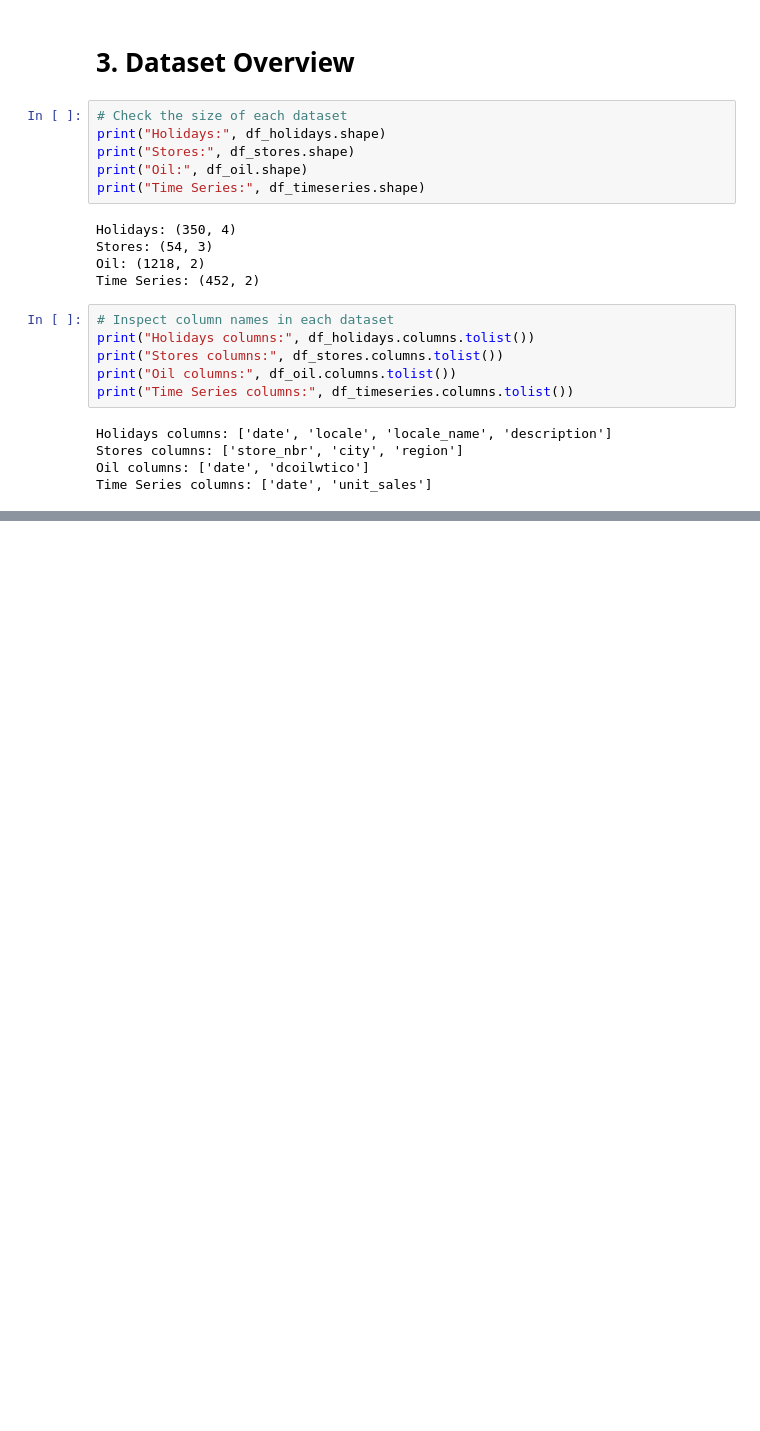
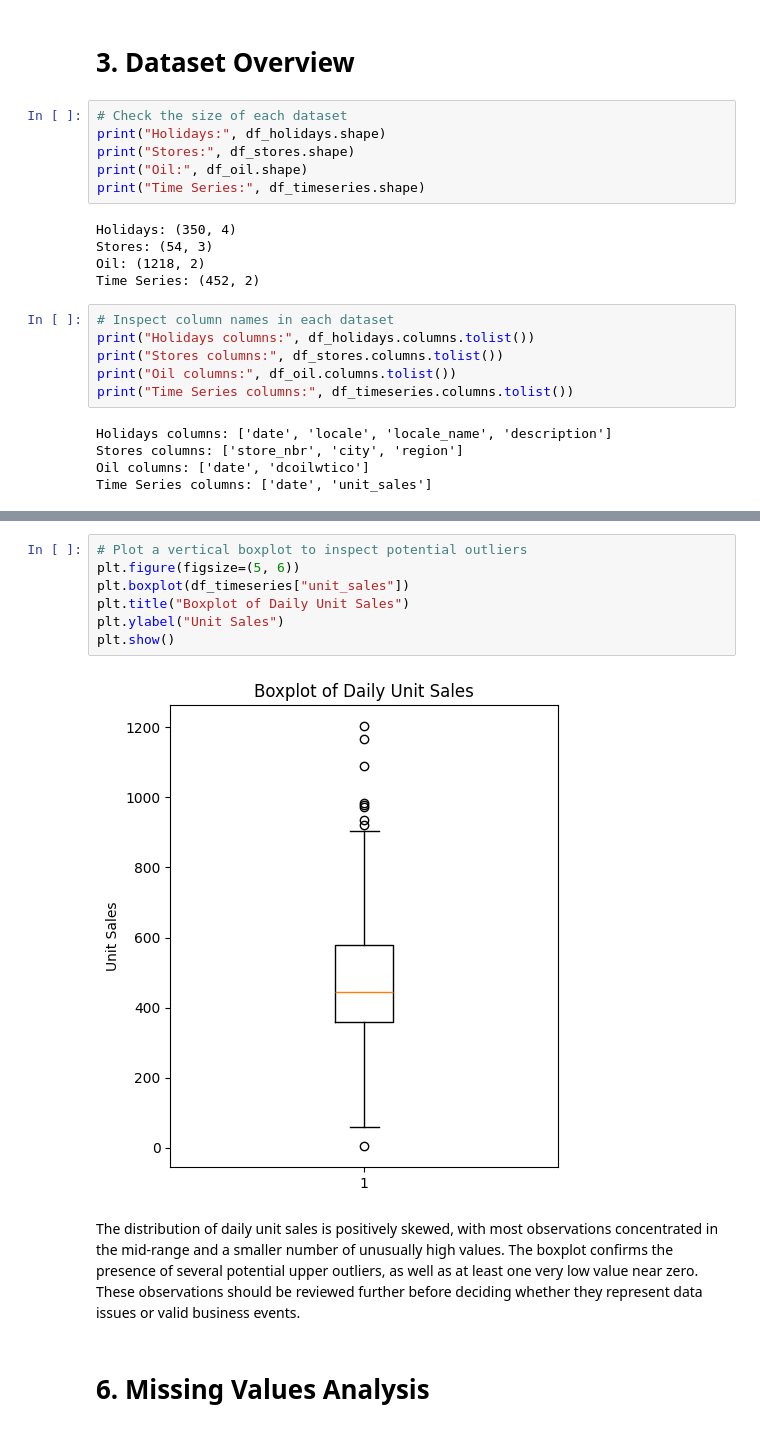
Before and after one commit to sergey-kasatov/time-series-forecasting-project, a Jupyter notebook: notebooks/week1/01_eda_and_cleaning.ipynb, the cells around one changed output, grey strips where cells are left out. Cells and saved outputs as stored; diff of their text form; blank space fills up the shorter version.

```diff
--- a/notebooks/week1/01_eda_and_cleaning.ipynb
+++ b/notebooks/week1/01_eda_and_cleaning.ipynb
@@ -91,0 +218,13 @@ Time Series columns: ['date', 'unit_sales']
+# %%
+# Plot a vertical boxplot to inspect potential outliers
+plt.figure(figsize=(5, 6))
+plt.boxplot(df_timeseries["unit_sales"])
+plt.title("Boxplot of Daily Unit Sales")
+plt.ylabel("Unit Sales")
+plt.show()
+# %% [output]
+[figure, added]
+# %% [markdown]
+The distribution of daily unit sales is positively skewed, with most observations concentrated in the mid-range and a smaller number of unusually high values. The boxplot confirms the presence of several potential upper outliers, as well as at least one very low value near zero. These observations should be reviewed further before deciding whether they represent data issues or valid business events.
+# %% [markdown]
+# 6. Missing Values Analysis
```
Also changed, not shown: parts of 44 cells of this notebook, 4 other files.
